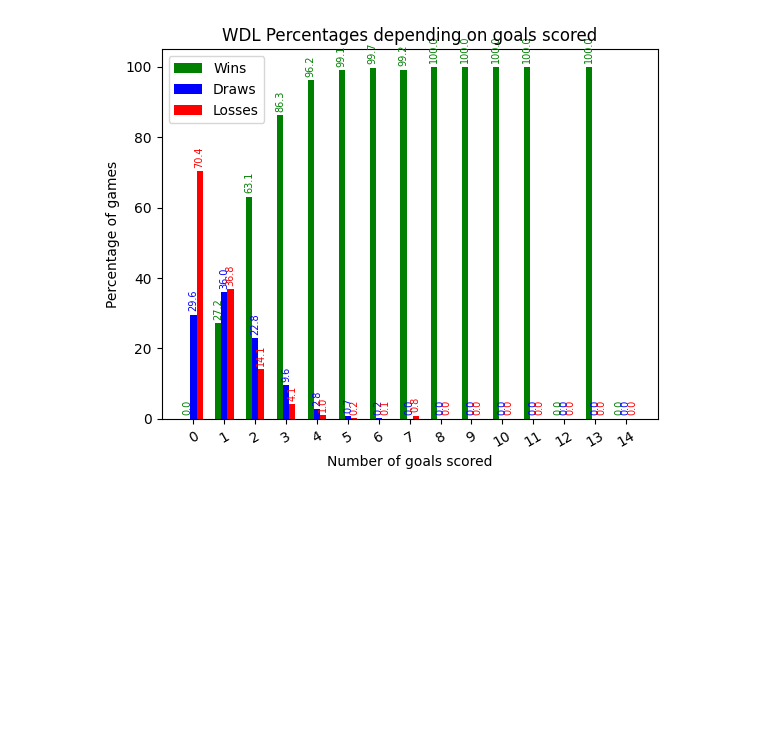
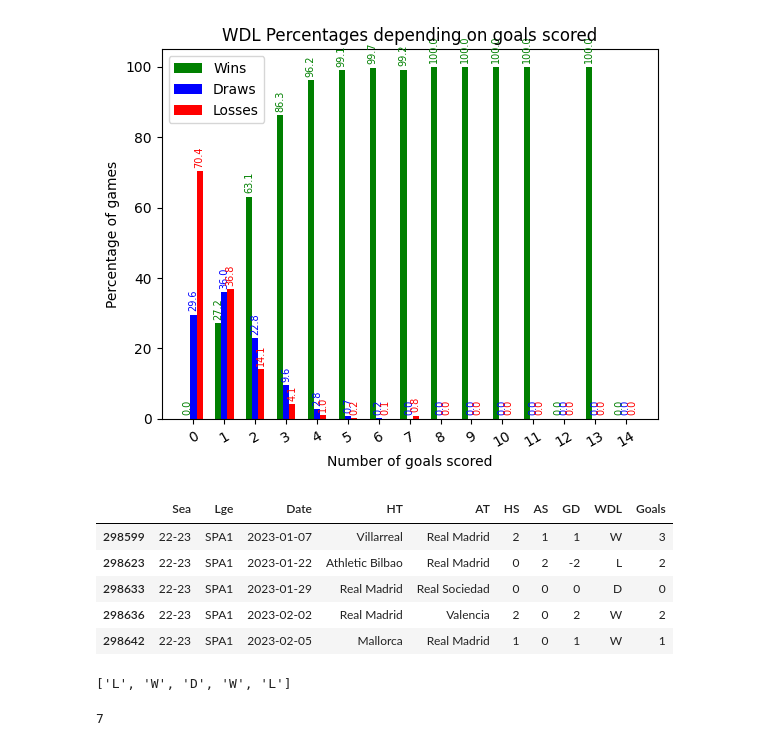
Before and after one commit to robertohdz98/soccer-prediction-challenge-2023, a Jupyter notebook: 01-explore_dataset.ipynb, the cells around one changed output. Saved outputs shown, nothing was run; the diff lists cells and outputs as text; code cells hidden in the pictures; blank space fills up the shorter version.

```diff
--- a/01-explore_dataset.ipynb
+++ b/01-explore_dataset.ipynb
@@ -389,0 +424,16 @@ def get_last_n_matches_result(team_name, n_previous_matches):
+# %%
+team_last_games, streak, points = utils.get_team_last_matches(training_set, "Real Madrid", n_previous_games=5)
+team_last_games
+# %% [output]
+|  | Sea | Lge | Date | HT | AT | HS | AS | GD | WDL | Goals |
+| 298599 | 22-23 | SPA1 | 2023-01-07 | Villarreal | Real Madrid | 2 | 1 | 1 | W | 3 |
+| 298623 | 22-23 | SPA1 | 2023-01-22 | Athletic Bilbao | Real Madrid | 0 | 2 | -2 | L | 2 |
+| 298633 | 22-23 | SPA1 | 2023-01-29 | Real Madrid | Real Sociedad | 0 | 0 | 0 | D | 0 |
+| 298636 | 22-23 | SPA1 | 2023-02-02 | Real Madrid | Valencia | 2 | 0 | 2 | W | 2 |
+| 298642 | 22-23 | SPA1 | 2023-02-05 | Mallorca | Real Madrid | 1 | 0 | 1 | W | 1 |
+# %%
+print(streak)
+points
+# %% [output]
+['L', 'W', 'D', 'W', 'L']
+7
```
Also changed, not shown: parts of 20 cells of this notebook, 7 other files.
